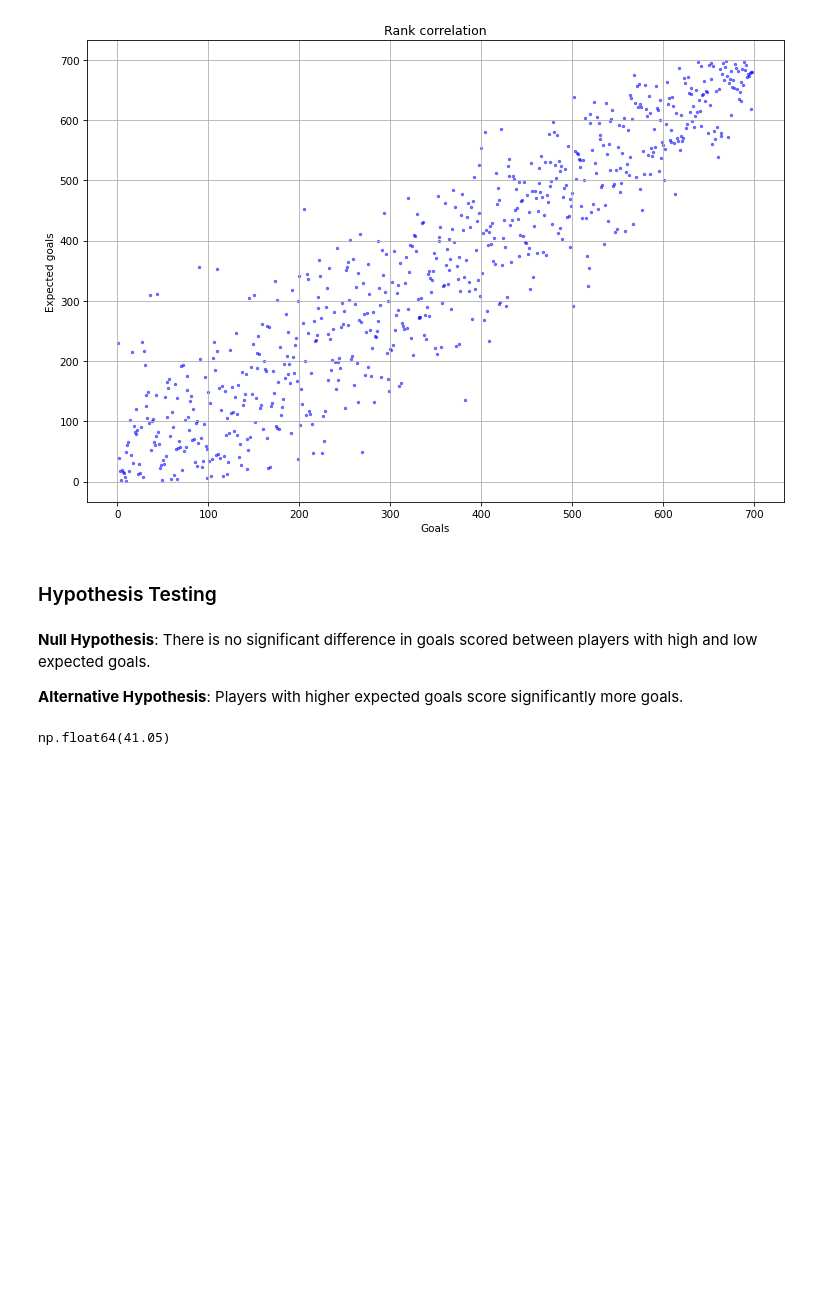
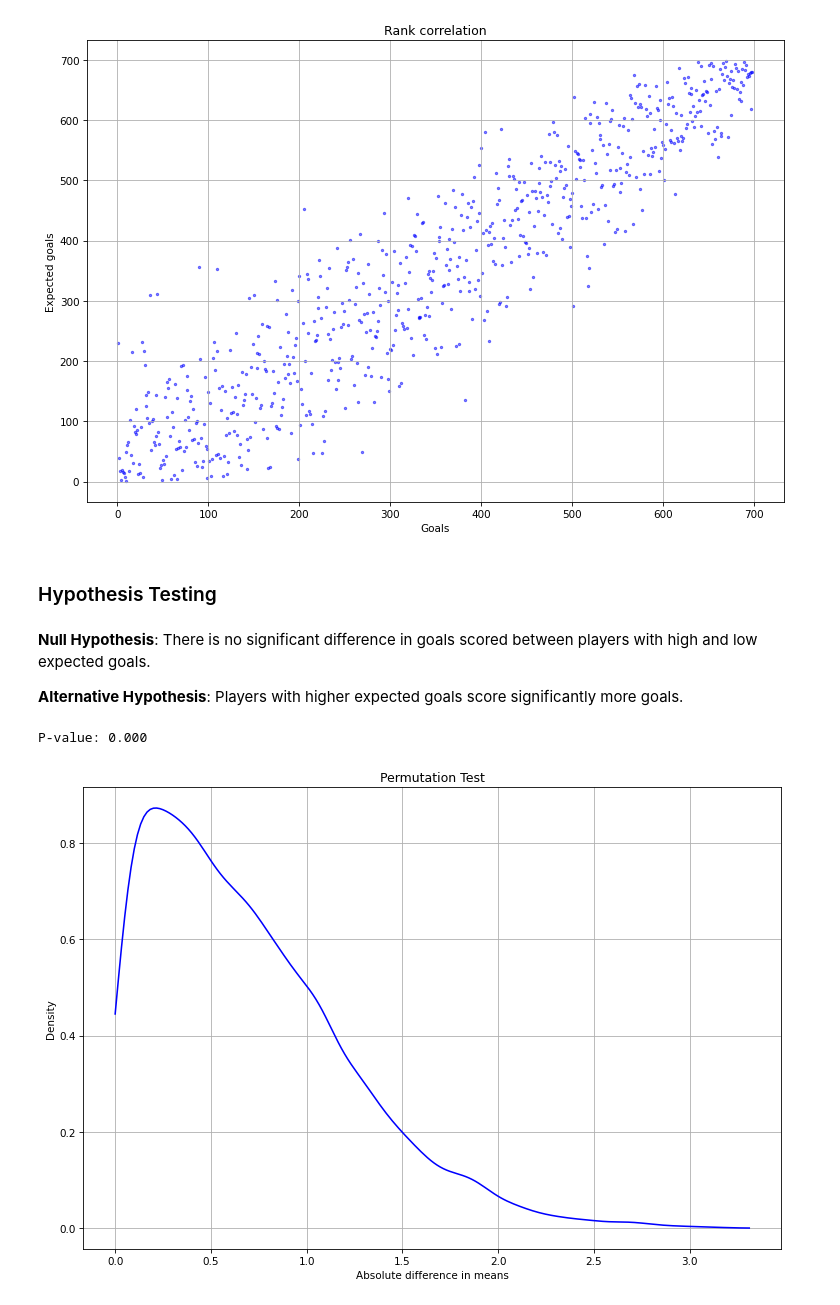
Before and after one commit to thedanicode24/moneypuck-data, a Jupyter notebook: skaters/goals.ipynb, the cells around one changed output. Saved outputs shown, nothing was run; the diff lists cells and outputs as text; code cells hidden in the pictures; blank space fills up the shorter version.

Commit message:
hypothesis testing - modules

```diff
--- a/skaters/goals.ipynb
+++ b/skaters/goals.ipynb
@@ -292,7 +292,18 @@ Spearman's rank correlation coefficient: 0.930
 **Null Hypothesis**: There is no significant difference in goals scored between players with high and low expected goals.
 
 **Alternative Hypothesis**: Players with higher expected goals score significantly more goals.
-# %%
-df_goals["I_F_xGoals"].max()
-# %% [output]
-np.float64(41.05)
+# %%
+feature1 = "I_F_goals"
+feature2 = "I_F_xGoals"
+situation = "all"
+min_games_played = 20
+
+df_goals = df[(df["situation"] == situation) & (df["games_played"] >= min_games_played)]
+# %%
+low_expected = df_goals[df_goals[feature2] < df_goals[feature2].quantile(0.75)][feature1].values
+top_expected = df_goals[df_goals[feature2] >= df_goals[feature2].quantile(0.75)][feature1].values
+
+print(f"P-value: {hypothesis_testing.permutation_test(low_expected, top_expected):.3f}")
+# %% [output]
+P-value: 0.000
+[figure, added]
```
Also changed, not shown: parts of 5 cells of this notebook, 3 other files.
